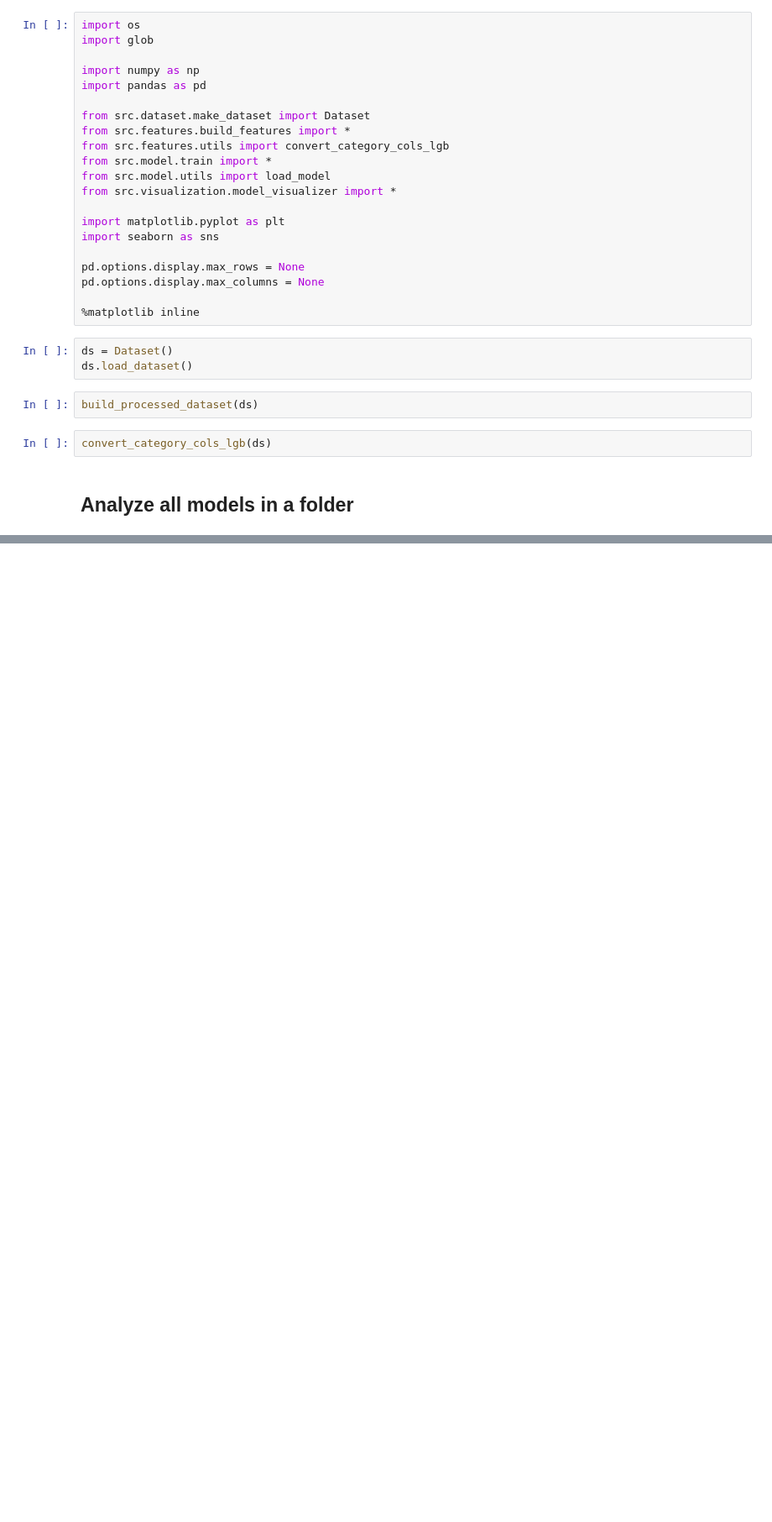
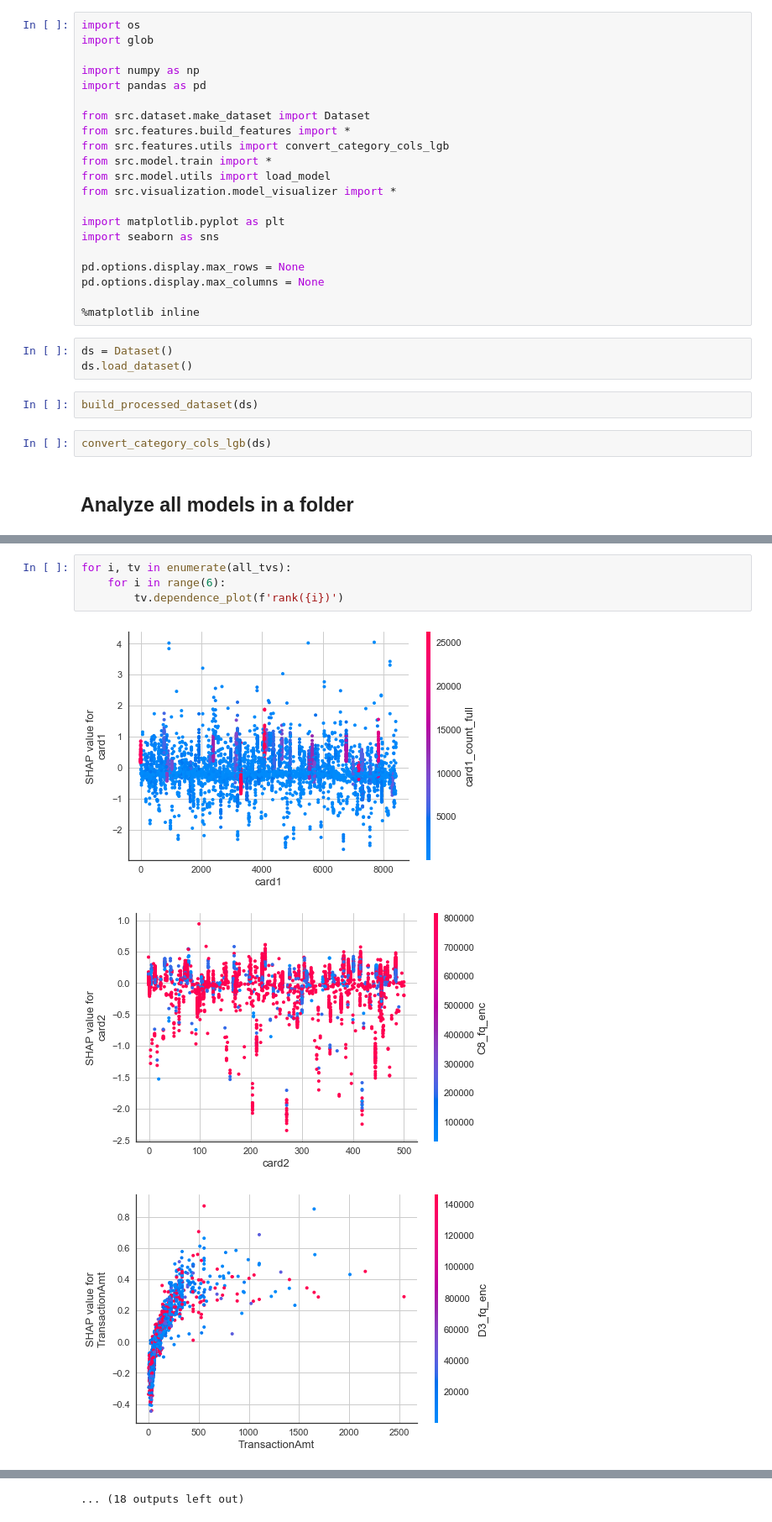
Before and after one commit to andfanilo/ieee-fraud-detection, a Jupyter notebook: notebooks/exploratory/Quick KFold model analysis.ipynb, the cells around one changed output, grey strips where cells are left out. Shown at 84% size. Drawn from its saved outputs; the diff is of its cells as text; blank space fills up the shorter version.

```diff
--- a/notebooks/exploratory/Quick KFold model analysis.ipynb
+++ b/notebooks/exploratory/Quick KFold model analysis.ipynb
@@ -55,0 +67,8 @@ for i, clf in enumerate(all_models):
+# %%
+for i, tv in enumerate(all_tvs):
+    for i in range(6):
+        tv.dependence_plot(f'rank({i})')
+# %% [output]
+[figure, added]
+[figure, added]
+[figure, added]
@@ -55,0 +84 @@ for i, clf in enumerate(all_models):
+... (18 outputs left out)
```
Also changed, not shown: parts of 5 cells of this notebook, 11 other files.
